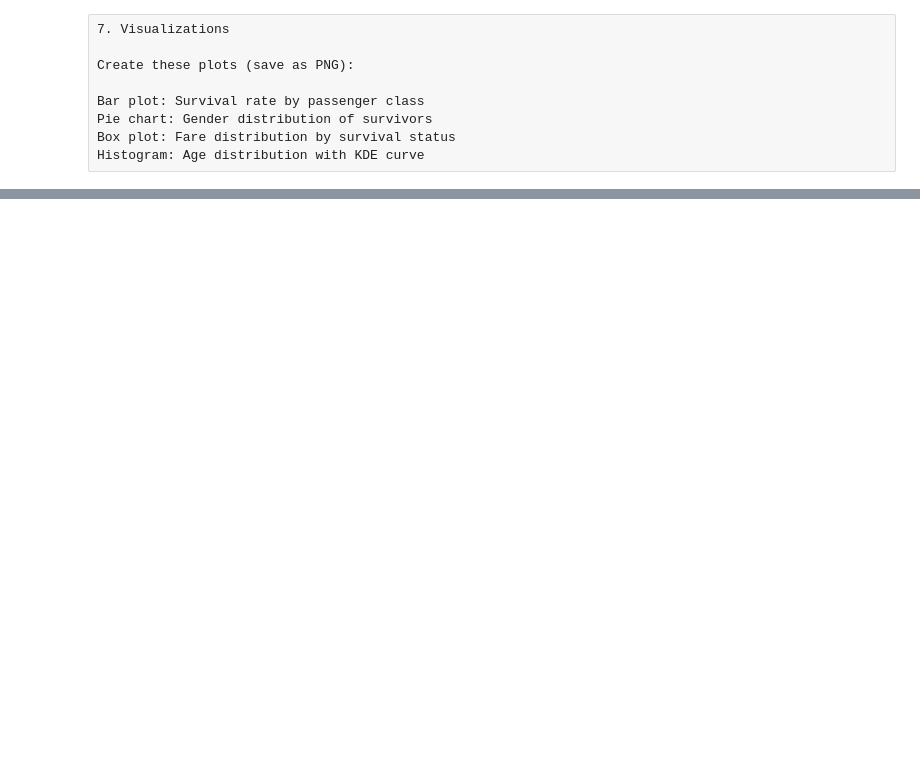
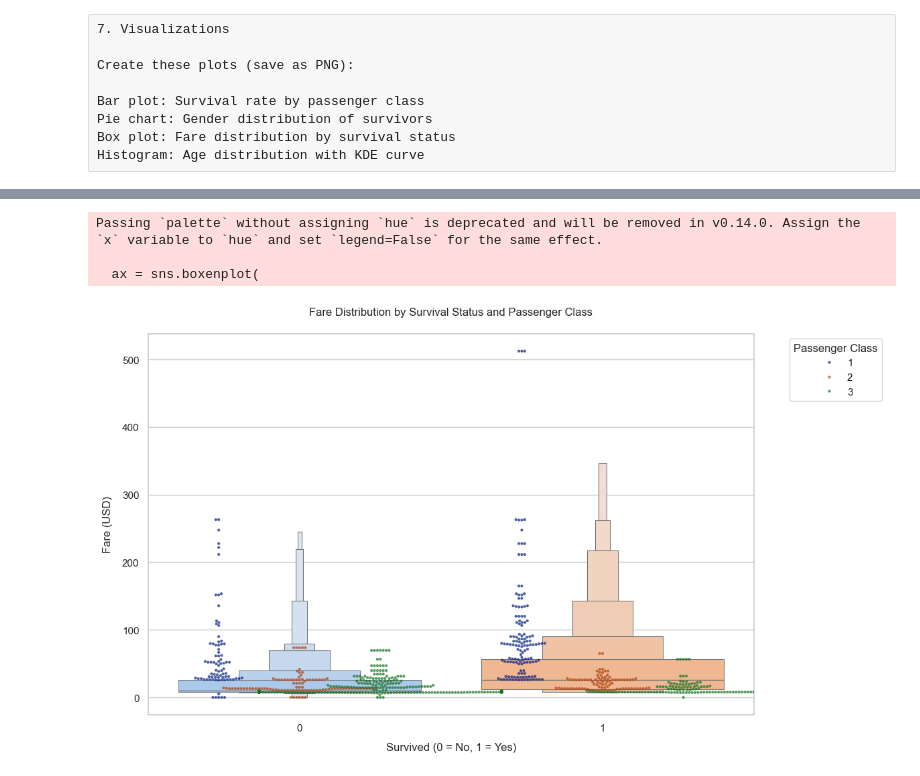
Before and after one commit to TenaciousXenon/Pandas_titanic_data_project, a Jupyter notebook: Project7.ipynb, the cells around one changed output, grey strips where cells are left out. Saved outputs shown, nothing was run; the diff lists cells and outputs as text; code cells hidden in the pictures; blank space fills up the shorter version.

```diff
--- a/Project7.ipynb
+++ b/Project7.ipynb
@@ -292,0 +318,43 @@ demo_stats.to_csv('demographics.csv', index=True)  # Keep index (metric names)
+# %%
+# Fare Impact:
+# Make a boxenplot of fare amounts by survival status
+# Set up the figure
+plt.figure(figsize=(12, 7))
+
+# 1. Create boxenplot (enhanced boxplot) for fare by survival
+ax = sns.boxenplot(
+    data=titanic_data,
+    x="Survived",
+    y="Fare",
+    palette="pastel",
+    k_depth="trustworthy",
+    showfliers=False
+)
+
+# 2. Add swarmplot with adjusted parameters to prevent overlap
+sns.swarmplot(
+    data=titanic_data,
+    x="Survived",
+    y="Fare",
+    hue="Pclass",
+    palette="dark",
+    size=3,  # Reduced size to fit more points
+    alpha=0.7,
+    dodge=True,  # Separate points by hue category
+    ax=ax
+)
+
+# Customize the plot
+plt.title("Fare Distribution by Survival Status and Passenger Class", pad=20)
+plt.xlabel("Survived (0 = No, 1 = Yes)", labelpad=10)
+plt.ylabel("Fare (USD)", labelpad=10)
+plt.legend(title="Passenger Class", bbox_to_anchor=(1.05, 1), loc='upper left')
+
+# Adjust layout to prevent legend cutoff
+plt.tight_layout()
+plt.show()
+# %% [output]
+Passing `palette` without assigning `hue` is deprecated and will be removed in v0.14.0. Assign the `x` variable to `hue` and set `legend=False` for the same effect.
+
+  ax = sns.boxenplot(
+[figure, added]
```
Also changed, not shown: parts of 22 cells of this notebook.
